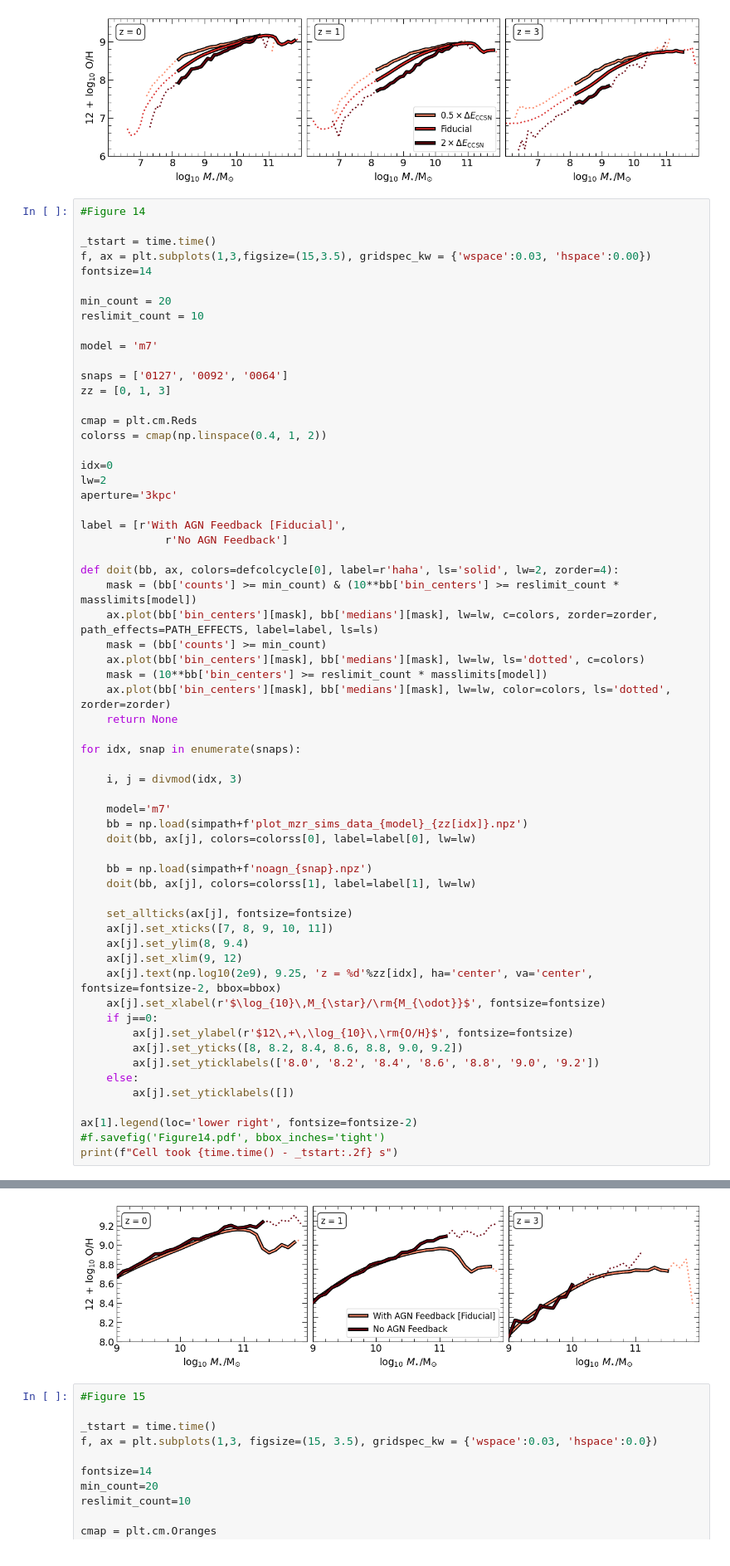
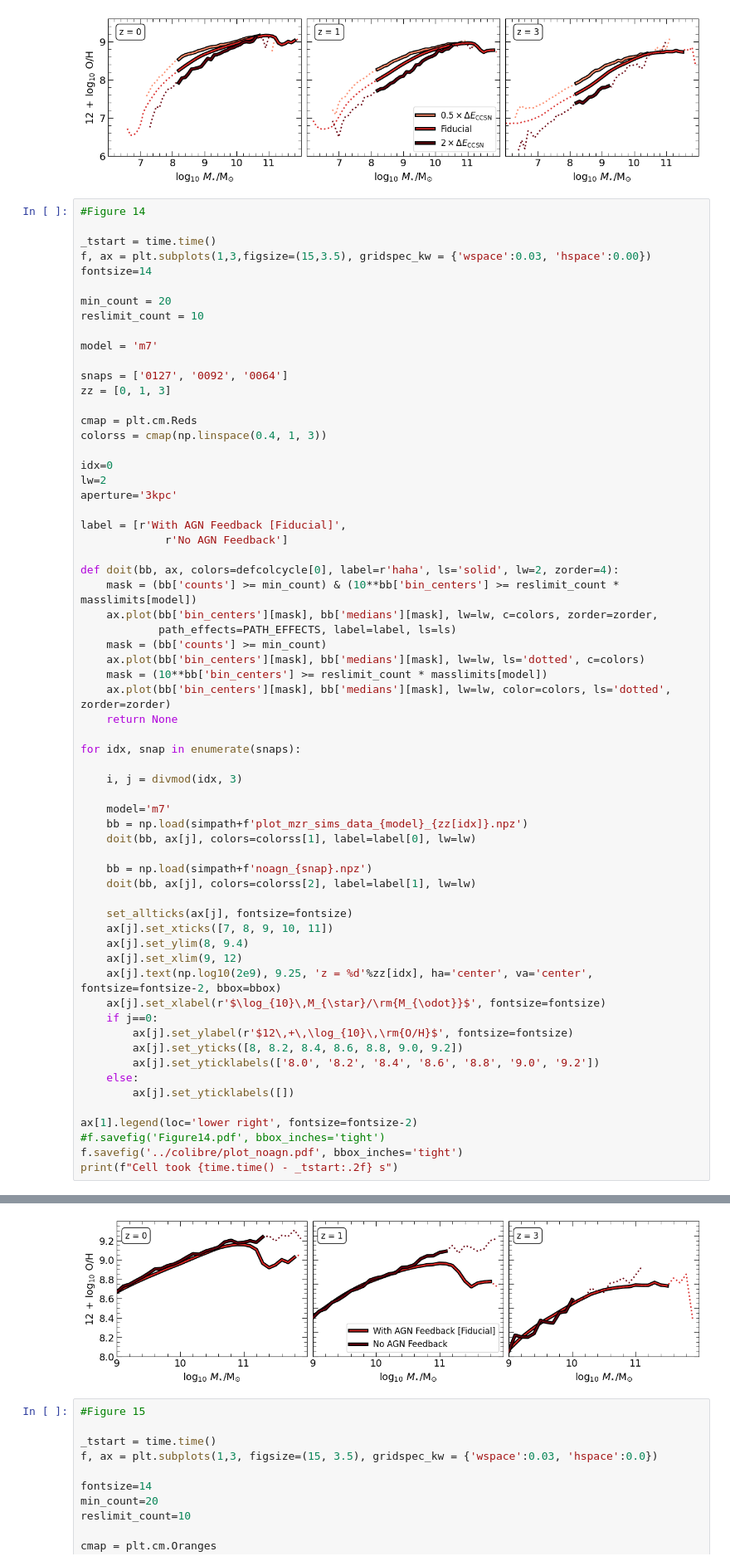
Before and after one commit to psharda/colibre_mzr_sharda26, a Jupyter notebook: plotting_scripts.ipynb, the cells around one changed output, grey strips where cells are left out. Shown at 83% size. Drawn from its saved outputs; the diff is of its cells as text.

Commit message:
change color in figure 14

```diff
--- a/plotting_scripts.ipynb
+++ b/plotting_scripts.ipynb
@@ -1343,7 +1343,7 @@ snaps = ['0127', '0092', '0064']
 zz = [0, 1, 3]
 
 cmap = plt.cm.Reds
-colorss = cmap(np.linspace(0.4, 1, 2))
+colorss = cmap(np.linspace(0.4, 1, 3))
 
 idx=0
 lw=2
@@ -1354,7 +1354,8 @@ label = [r'With AGN Feedback [Fiducial]',
 
 def doit(bb, ax, colors=defcolcycle[0], label=r'haha', ls='solid', lw=2, zorder=4):
     mask = (bb['counts'] >= min_count) & (10**bb['bin_centers'] >= reslimit_count * masslimits[model])
-    ax.plot(bb['bin_centers'][mask], bb['medians'][mask], lw=lw, c=colors, zorder=zorder, path_effects=PATH_EFFECTS, label=label, ls=ls)
+    ax.plot(bb['bin_centers'][mask], bb['medians'][mask], lw=lw, c=colors, zorder=zorder,
+            path_effects=PATH_EFFECTS, label=label, ls=ls)
     mask = (bb['counts'] >= min_count)
     ax.plot(bb['bin_centers'][mask], bb['medians'][mask], lw=lw, ls='dotted', c=colors)
     mask = (10**bb['bin_centers'] >= reslimit_count * masslimits[model])
@@ -1367,10 +1368,10 @@ for idx, snap in enumerate(snaps):
 
     model='m7'
     bb = np.load(simpath+f'plot_mzr_sims_data_{model}_{zz[idx]}.npz')
-    doit(bb, ax[j], colors=colorss[0], label=label[0], lw=lw)
+    doit(bb, ax[j], colors=colorss[1], label=label[0], lw=lw)
 
     bb = np.load(simpath+f'noagn_{snap}.npz')
-    doit(bb, ax[j], colors=colorss[1], label=label[1], lw=lw)
+    doit(bb, ax[j], colors=colorss[2], label=label[1], lw=lw)
 
     set_allticks(ax[j], fontsize=fontsize)
     ax[j].set_xticks([7, 8, 9, 10, 11])
@@ -1387,5 +1388,6 @@ for idx, snap in enumerate(snaps):
 
 ax[1].legend(loc='lower right', fontsize=fontsize-2)
 #f.savefig('Figure14.pdf', bbox_inches='tight')
+f.savefig('../colibre/plot_noagn.pdf', bbox_inches='tight')
 print(f"Cell took {time.time() - _tstart:.2f} s")
 # %% [output]
@@ -1393,4 +1395,4 @@ Cell took 0.38 s
-[figure, old version]
+[figure, new version]
 # %%
 #Figure 15
 
```
Also changed, not shown: parts of 1 cell of this notebook.
